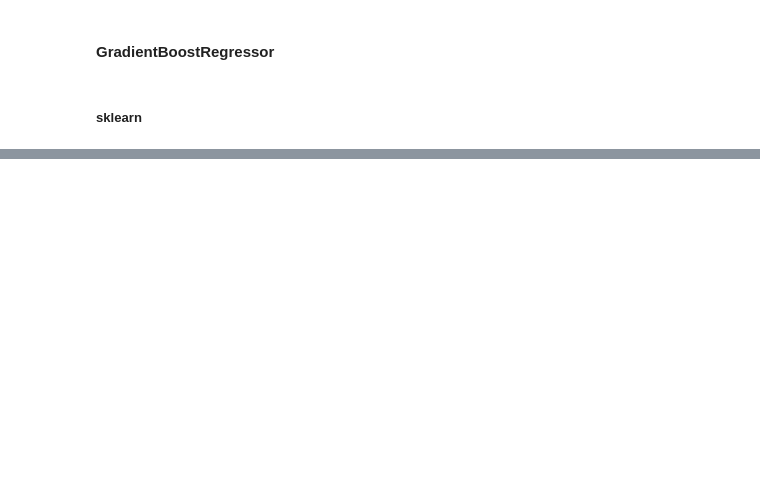
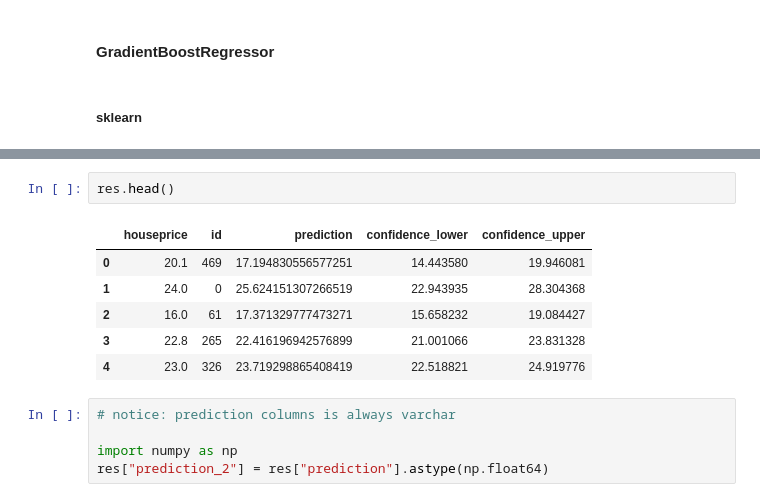
Before and after one commit to Yukimura66/sklearn2vantage, a Jupyter notebook: HowToUse.ipynb, the cells around one changed output, grey strips where cells are left out. Cells and saved outputs as stored; diff of their text form; blank space fills up the shorter version.

```diff
--- a/HowToUse.ipynb
+++ b/HowToUse.ipynb
@@ -669,0 +697,14 @@ select * from DecisionForestPredict (
+# %%
+res.head()
+# %% [output]
+|  | houseprice | id | prediction | confidence_lower | confidence_upper |
+| 0 | 20.1 | 469 | 17.194830556577251 | 14.443580 | 19.946081 |
+| 1 | 24.0 | 0 | 25.624151307266519 | 22.943935 | 28.304368 |
+| 2 | 16.0 | 61 | 17.371329777473271 | 15.658232 | 19.084427 |
+| 3 | 22.8 | 265 | 22.416196942576899 | 21.001066 | 23.831328 |
+| 4 | 23.0 | 326 | 23.719298865408419 | 22.518821 | 24.919776 |
+# %%
+# notice: prediction columns is always varchar
+
+import numpy as np
+res["prediction_2"] = res["prediction"].astype(np.float64)
```
Also changed, not shown: parts of 23 cells of this notebook, 1 other file.
